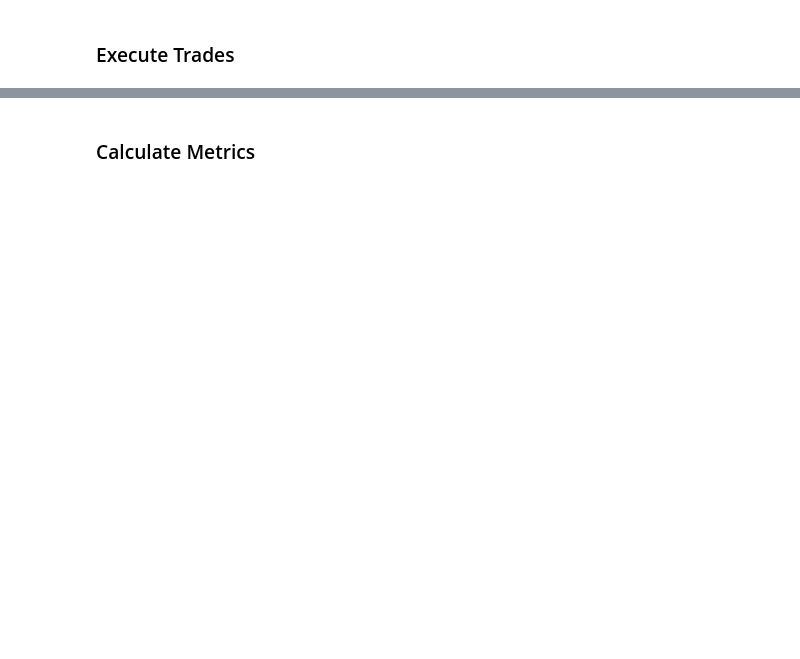
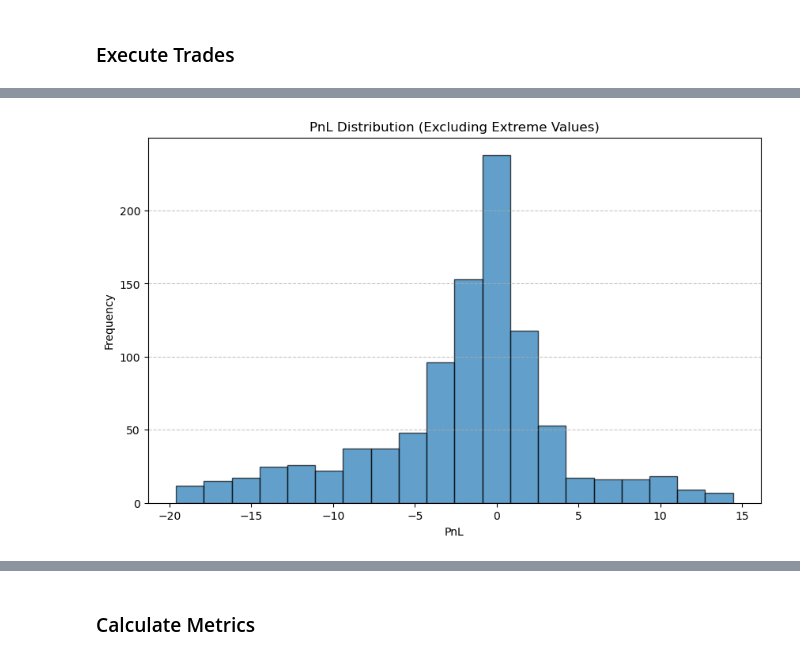
Before and after one commit to Tseng1028/event-trading, a Jupyter notebook: notebooks/Event_Driven_Backtest_Demo.ipynb, the cells around one changed output, grey strips where cells are left out. Cells and saved outputs as stored; diff of their text form; code cells hidden in the pictures; blank space fills up the shorter version.

```diff
--- a/notebooks/Event_Driven_Backtest_Demo.ipynb
+++ b/notebooks/Event_Driven_Backtest_Demo.ipynb
@@ -123,0 +299,19 @@ pd.DataFrame(backtester.trades).head()
+# %%
+# 假設 df 是包含 PnL 數據的 DataFrame
+Q1 = sell_df['pnl'].quantile(0.25)
+Q3 = sell_df['pnl'].quantile(0.75)
+IQR = Q3 - Q1
+
+# 篩選掉極端值，只保留在 (Q1 - 1.5*IQR) 和 (Q3 + 1.5*IQR) 之間的數據
+filtered_df = sell_df[(sell_df['pnl'] >= Q1 - 1.5 * IQR) & (sell_df['pnl'] <= Q3 + 1.5 * IQR)]
+
+# 繪製排除極端值的 PnL 分佈圖
+plt.figure(figsize=(10, 6))
+plt.hist(filtered_df['pnl'], bins=20, edgecolor='black', alpha=0.7)
+plt.title('PnL Distribution (Excluding Extreme Values)')
+plt.xlabel('PnL')
+plt.ylabel('Frequency')
+plt.grid(axis='y', linestyle='--', alpha=0.7)
+plt.show()
+# %% [output]
+[figure, added]
```
Also changed, not shown: parts of 12 cells of this notebook, 1 other file.
